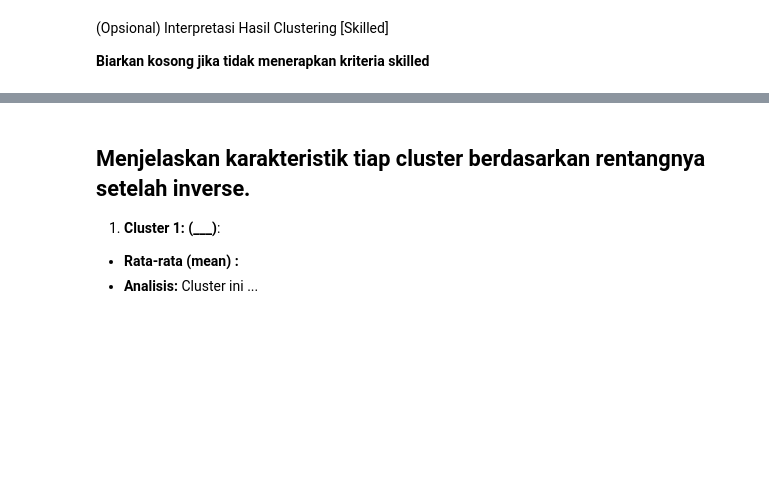
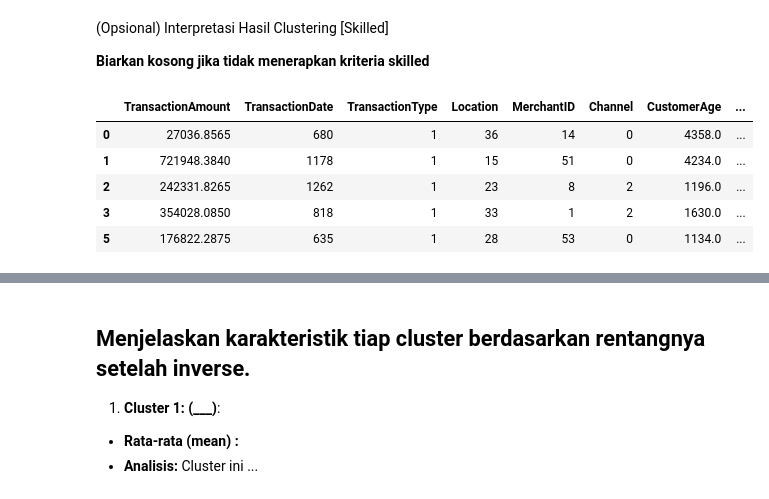
Before and after one commit to AndhikaKusumaW/Asah, a Jupyter notebook: [Clustering]_Submission_Akhir_BMLP_Andhika_Kusuma_Wardana.ipynb, the cells around one changed output, grey strips where cells are left out. Saved outputs shown, nothing was run; the diff lists cells and outputs as text; code cells hidden in the pictures; blank space fills up the shorter version.

```diff
--- a/[Clustering]_Submission_Akhir_BMLP_Andhika_Kusuma_Wardana.ipynb
+++ b/[Clustering]_Submission_Akhir_BMLP_Andhika_Kusuma_Wardana.ipynb
@@ -439,3 +486,5 @@ NameError: name 'joblib' is not defined
 2. Simpan hasilnya ke dalam file CSV menggunakan function `to_csv()`.
 # %%
 # Pastikan nama kolom clustering sudah diubah menjadi Target
+df.rename(columns={'Cluster': 'Target'}, inplace=True)
+df.head()
@@ -449,8 +506,18 @@ NameError: name 'joblib' is not defined
 # %%
 # inverse dataset ke rentang normal untuk numerikal
 # df[numerical_cols] = <nama_scaler>.inverse_transform(df[numerical_cols])
 # tampilkan dataset yang sudah di-inverse
 # ___.head()
+df_inverse = df.copy()
+df_inverse[num_cols] = scaler.inverse_transform(df.inverse[num_cols])
+df_inverse.head()
+# %% [output]
+|  | TransactionAmount | TransactionDate | TransactionType | Location | MerchantID | Channel | CustomerAge | ... |
+| 0 | 27036.8565 | 680 | 1 | 36 | 14 | 0 | 4358.0 | ... |
+| 1 | 721948.3840 | 1178 | 1 | 15 | 51 | 0 | 4234.0 | ... |
+| 2 | 242331.8265 | 1262 | 1 | 23 | 8 | 2 | 1196.0 | ... |
+| 3 | 354028.0850 | 818 | 1 | 33 | 1 | 2 | 1630.0 | ... |
+| 5 | 176822.2875 | 635 | 1 | 28 | 53 | 0 | 1134.0 | ... |
 # %%
 # inverse dataset yang sudah diencode ke kategori aslinya.
 # Lengkapi kode berikut jika ingin menerapkan kriteria ini (silakan hapus simbol pagar pada kode yang akan digunakan.)
```
Also changed, not shown: parts of 17 cells of this notebook.
